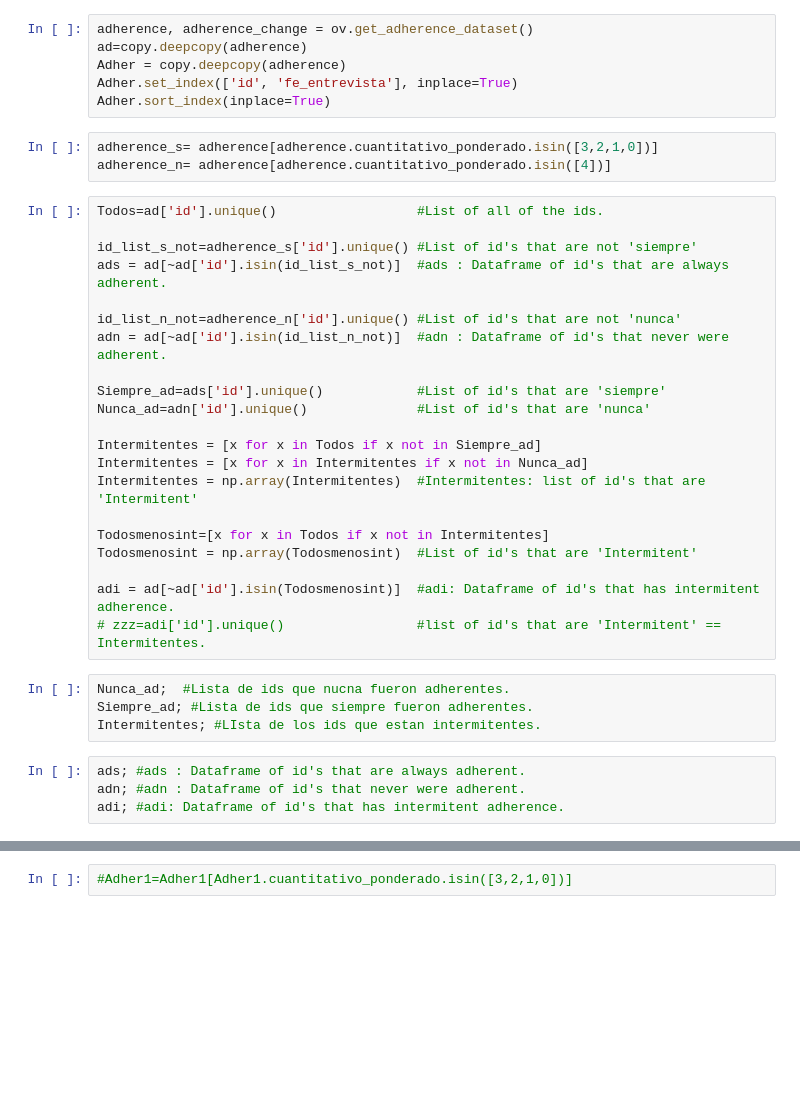
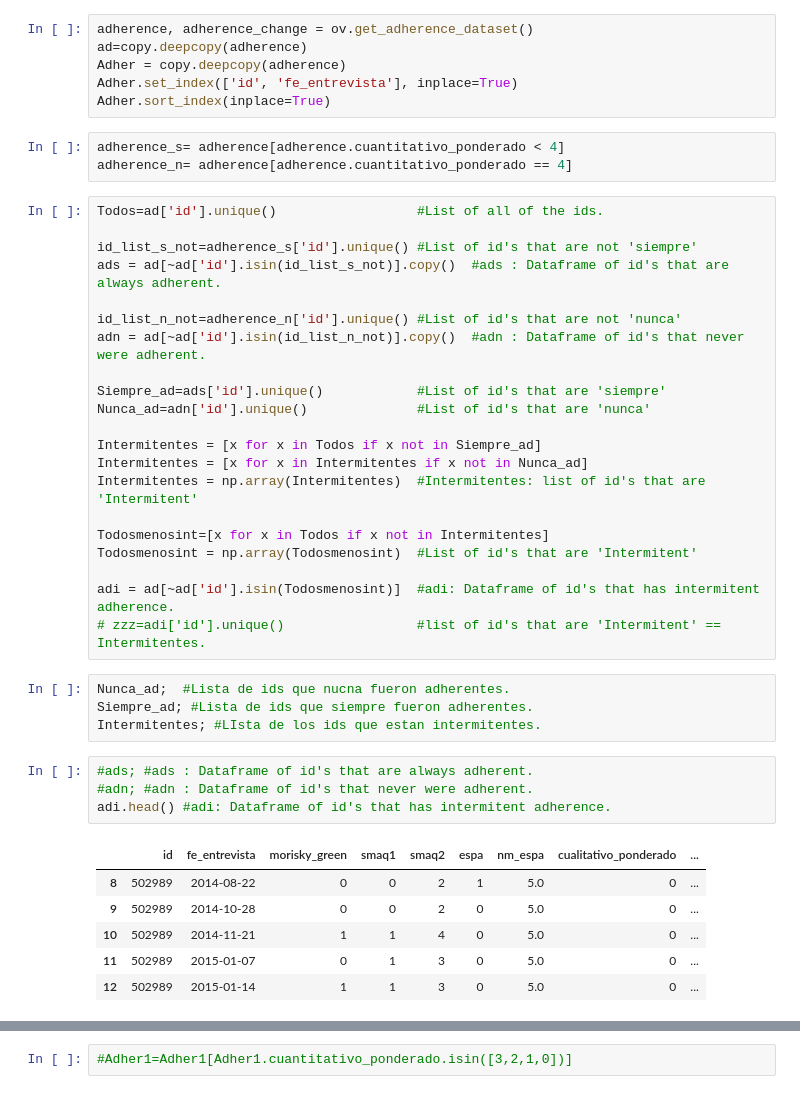
Before and after one commit to DS4A-T22/exploratory_data_analysis, a Jupyter notebook: EDA-categorias-adherencia.ipynb, the cells around one changed output, grey strips where cells are left out. Saved outputs shown, nothing was run; the diff lists cells and outputs as text; blank space fills up the shorter version.

```diff
--- a/EDA-categorias-adherencia.ipynb
+++ b/EDA-categorias-adherencia.ipynb
@@ -10,16 +10,16 @@ Adher = copy.deepcopy(adherence)
 Adher.set_index(['id', 'fe_entrevista'], inplace=True)
 Adher.sort_index(inplace=True)
 # %%
-adherence_s= adherence[adherence.cuantitativo_ponderado.isin([3,2,1,0])]
-adherence_n= adherence[adherence.cuantitativo_ponderado.isin([4])]
+adherence_s= adherence[adherence.cuantitativo_ponderado < 4]
+adherence_n= adherence[adherence.cuantitativo_ponderado == 4]
 # %%
 Todos=ad['id'].unique()                  #List of all of the ids.
 
 id_list_s_not=adherence_s['id'].unique() #List of id's that are not 'siempre'
-ads = ad[~ad['id'].isin(id_list_s_not)]  #ads : Dataframe of id's that are always adherent.
+ads = ad[~ad['id'].isin(id_list_s_not)].copy()  #ads : Dataframe of id's that are always adherent.
 
 id_list_n_not=adherence_n['id'].unique() #List of id's that are not 'nunca'
-adn = ad[~ad['id'].isin(id_list_n_not)]  #adn : Dataframe of id's that never were adherent.
+adn = ad[~ad['id'].isin(id_list_n_not)].copy()  #adn : Dataframe of id's that never were adherent.
 
 Siempre_ad=ads['id'].unique()            #List of id's that are 'siempre'
 Nunca_ad=adn['id'].unique()              #List of id's that are 'nunca'
@@ -38,9 +38,16 @@ Nunca_ad;  #Lista de ids que nucna fueron adherentes.
 Siempre_ad; #Lista de ids que siempre fueron adherentes.
 Intermitentes; #LIsta de los ids que estan intermitentes.
 # %%
-ads; #ads : Dataframe of id's that are always adherent.
-adn; #adn : Dataframe of id's that never were adherent.
-adi; #adi: Dataframe of id's that has intermitent adherence.
+#ads; #ads : Dataframe of id's that are always adherent.
+#adn; #adn : Dataframe of id's that never were adherent.
+adi.head() #adi: Dataframe of id's that has intermitent adherence.
+# %% [output]
+|  | id | fe_entrevista | morisky_green | smaq1 | smaq2 | espa | nm_espa | cualitativo_ponderado | ... |
+| 8 | 502989 | 2014-08-22 | 0 | 0 | 2 | 1 | 5.0 | 0 | ... |
+| 9 | 502989 | 2014-10-28 | 0 | 0 | 2 | 0 | 5.0 | 0 | ... |
+| 10 | 502989 | 2014-11-21 | 1 | 1 | 4 | 0 | 5.0 | 0 | ... |
+| 11 | 502989 | 2015-01-07 | 0 | 1 | 3 | 0 | 5.0 | 0 | ... |
+| 12 | 502989 | 2015-01-14 | 1 | 1 | 3 | 0 | 5.0 | 0 | ... |
 # %%
 first = Adher.loc[524006]  #Para mirara el id especifico en el dataframe original.
 first.head(40)
```
Also changed, not shown: parts of 10 cells of this notebook, 1 other file.
